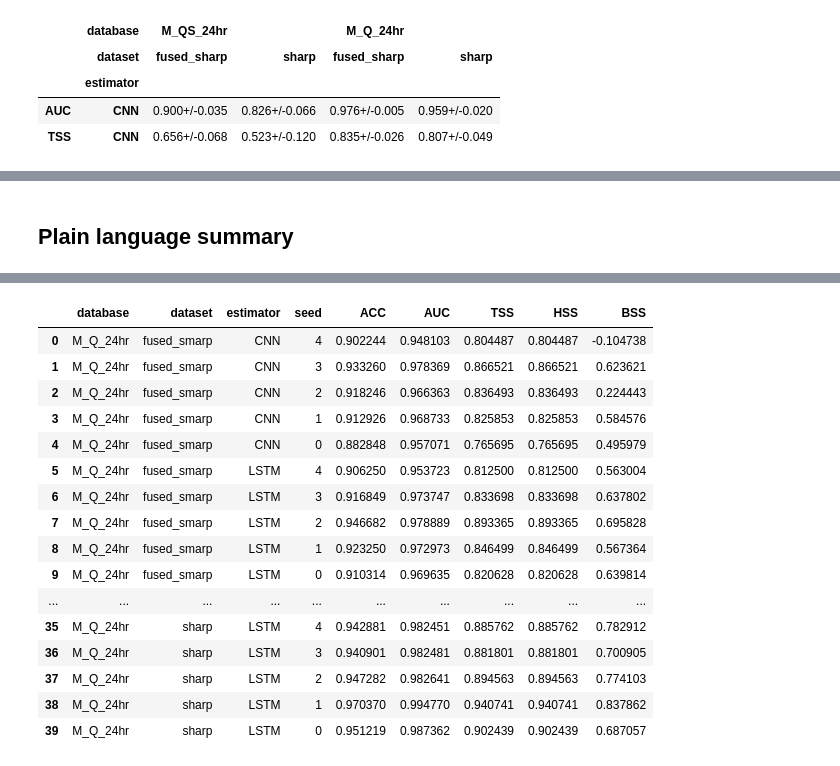
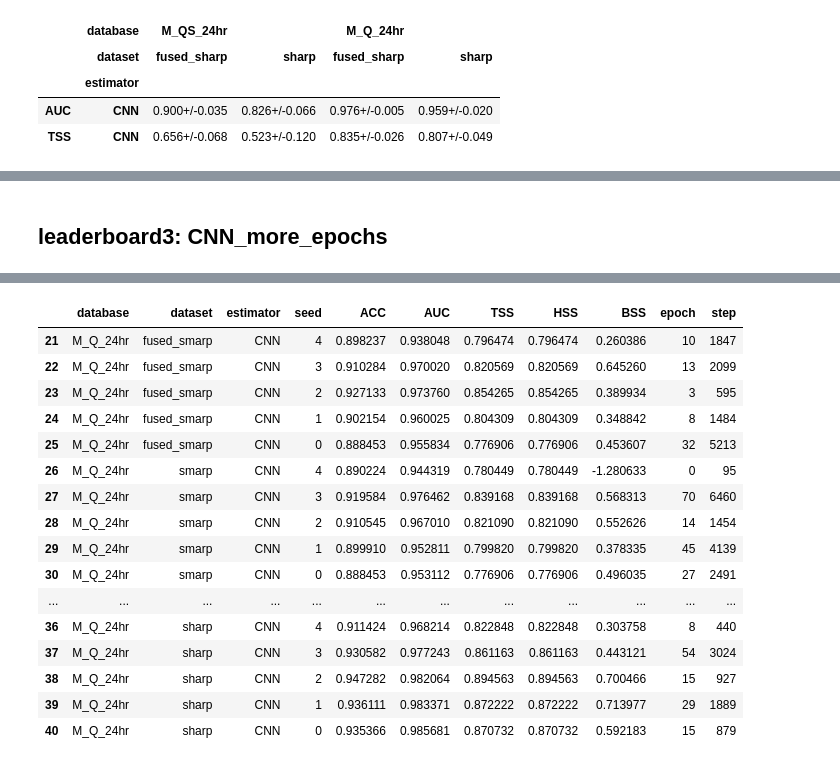
Before and after one commit to ZeyuSun/flare-prediction-smarp, a Jupyter notebook: notebooks/mlflow_results.ipynb, the cells around one changed output, grey strips where cells are left out. Saved outputs shown, nothing was run; the diff lists cells and outputs as text; code cells hidden in the pictures.

Commit message:
MLflow_resuts: analyze CNN trained with different epochs in leaderboard3

```diff
--- a/notebooks/mlflow_results.ipynb
+++ b/notebooks/mlflow_results.ipynb
@@ -1117,8 +1104,8 @@ dirs = tensorboard(runs_raw.loc[mask])
 %tensorboard --logdir_spec {dirs}
 # %% [output]
 [interactive output not drawn]
-# %% [markdown]
-## Plain language summary
+# %% [markdown]
+## leaderboard3: CNN_more_epochs
 # %%
 columns = {
     'tags.database_name': 'database',
@@ -1132,8 +1119,10 @@ columns = {
     'metrics.test/bss': 'BSS',
 }
 rows = {}
-runs_raw = retrieve('leaderboard3', 'LSTM_CNN') #, p=0)
+runs_raw = retrieve('leaderboard3', 'CNN_more_epochs') #, p=0)
 runs = select(runs_raw, columns, rows)
+ckpt = runs_raw['tags.checkpoint'].str.extract(r'epoch=(?P<epoch>[0-9]+)-step=(?P<step>[0-9]+)').astype(int)
+runs = pd.concat((runs, ckpt), axis=1)
 runs.style.background_gradient(axis=0)
 # %% [output]
 Select iloc 0 from
@@ -1145,17 +1134,17 @@ Select iloc 0 from
-|  | database | dataset | estimator | seed | ACC | AUC | TSS | HSS | BSS |
-| 0 | M_Q_24hr | fused_smarp | CNN | 4 | 0.902244 | 0.948103 | 0.804487 | 0.804487 | -0.104738 |
-| 1 | M_Q_24hr | fused_smarp | CNN | 3 | 0.933260 | 0.978369 | 0.866521 | 0.866521 | 0.623621 |
-| 2 | M_Q_24hr | fused_smarp | CNN | 2 | 0.918246 | 0.966363 | 0.836493 | 0.836493 | 0.224443 |
-| 3 | M_Q_24hr | fused_smarp | CNN | 1 | 0.912926 | 0.968733 | 0.825853 | 0.825853 | 0.584576 |
-| 4 | M_Q_24hr | fused_smarp | CNN | 0 | 0.882848 | 0.957071 | 0.765695 | 0.765695 | 0.495979 |
-| 5 | M_Q_24hr | fused_smarp | LSTM | 4 | 0.906250 | 0.953723 | 0.812500 | 0.812500 | 0.563004 |
-| 6 | M_Q_24hr | fused_smarp | LSTM | 3 | 0.916849 | 0.973747 | 0.833698 | 0.833698 | 0.637802 |
-| 7 | M_Q_24hr | fused_smarp | LSTM | 2 | 0.946682 | 0.978889 | 0.893365 | 0.893365 | 0.695828 |
-| 8 | M_Q_24hr | fused_smarp | LSTM | 1 | 0.923250 | 0.972973 | 0.846499 | 0.846499 | 0.567364 |
-| 9 | M_Q_24hr | fused_smarp | LSTM | 0 | 0.910314 | 0.969635 | 0.820628 | 0.820628 | 0.639814 |
-| ... | ... | ... | ... | ... | ... | ... | ... | ... | ... |
-| 35 | M_Q_24hr | sharp | LSTM | 4 | 0.942881 | 0.982451 | 0.885762 | 0.885762 | 0.782912 |
-| 36 | M_Q_24hr | sharp | LSTM | 3 | 0.940901 | 0.982481 | 0.881801 | 0.881801 | 0.700905 |
-| 37 | M_Q_24hr | sharp | LSTM | 2 | 0.947282 | 0.982641 | 0.894563 | 0.894563 | 0.774103 |
-| 38 | M_Q_24hr | sharp | LSTM | 1 | 0.970370 | 0.994770 | 0.940741 | 0.940741 | 0.837862 |
-| 39 | M_Q_24hr | sharp | LSTM | 0 | 0.951219 | 0.987362 | 0.902439 | 0.902439 | 0.687057 |
+|  | database | dataset | estimator | seed | ACC | AUC | TSS | HSS | BSS | epoch | step |
+| 21 | M_Q_24hr | fused_smarp | CNN | 4 | 0.898237 | 0.938048 | 0.796474 | 0.796474 | 0.260386 | 10 | 1847 |
+| 22 | M_Q_24hr | fused_smarp | CNN | 3 | 0.910284 | 0.970020 | 0.820569 | 0.820569 | 0.645260 | 13 | 2099 |
+| 23 | M_Q_24hr | fused_smarp | CNN | 2 | 0.927133 | 0.973760 | 0.854265 | 0.854265 | 0.389934 | 3 | 595 |
+| 24 | M_Q_24hr | fused_smarp | CNN | 1 | 0.902154 | 0.960025 | 0.804309 | 0.804309 | 0.348842 | 8 | 1484 |
+| 25 | M_Q_24hr | fused_smarp | CNN | 0 | 0.888453 | 0.955834 | 0.776906 | 0.776906 | 0.453607 | 32 | 5213 |
+| 26 | M_Q_24hr | smarp | CNN | 4 | 0.890224 | 0.944319 | 0.780449 | 0.780449 | -1.280633 | 0 | 95 |
+| 27 | M_Q_24hr | smarp | CNN | 3 | 0.919584 | 0.976462 | 0.839168 | 0.839168 | 0.568313 | 70 | 6460 |
+| 28 | M_Q_24hr | smarp | CNN | 2 | 0.910545 | 0.967010 | 0.821090 | 0.821090 | 0.552626 | 14 | 1454 |
+| 29 | M_Q_24hr | smarp | CNN | 1 | 0.899910 | 0.952811 | 0.799820 | 0.799820 | 0.378335 | 45 | 4139 |
+| 30 | M_Q_24hr | smarp | CNN | 0 | 0.888453 | 0.953112 | 0.776906 | 0.776906 | 0.496035 | 27 | 2491 |
+| ... | ... | ... | ... | ... | ... | ... | ... | ... | ... | ... | ... |
+| 36 | M_Q_24hr | sharp | CNN | 4 | 0.911424 | 0.968214 | 0.822848 | 0.822848 | 0.303758 | 8 | 440 |
+| 37 | M_Q_24hr | sharp | CNN | 3 | 0.930582 | 0.977243 | 0.861163 | 0.861163 | 0.443121 | 54 | 3024 |
+| 38 | M_Q_24hr | sharp | CNN | 2 | 0.947282 | 0.982064 | 0.894563 | 0.894563 | 0.700466 | 15 | 927 |
+| 39 | M_Q_24hr | sharp | CNN | 1 | 0.936111 | 0.983371 | 0.872222 | 0.872222 | 0.713977 | 29 | 1889 |
+| 40 | M_Q_24hr | sharp | CNN | 0 | 0.935366 | 0.985681 | 0.870732 | 0.870732 | 0.592183 | 15 | 879 |
```
Also changed, not shown: parts of 13 cells of this notebook.
